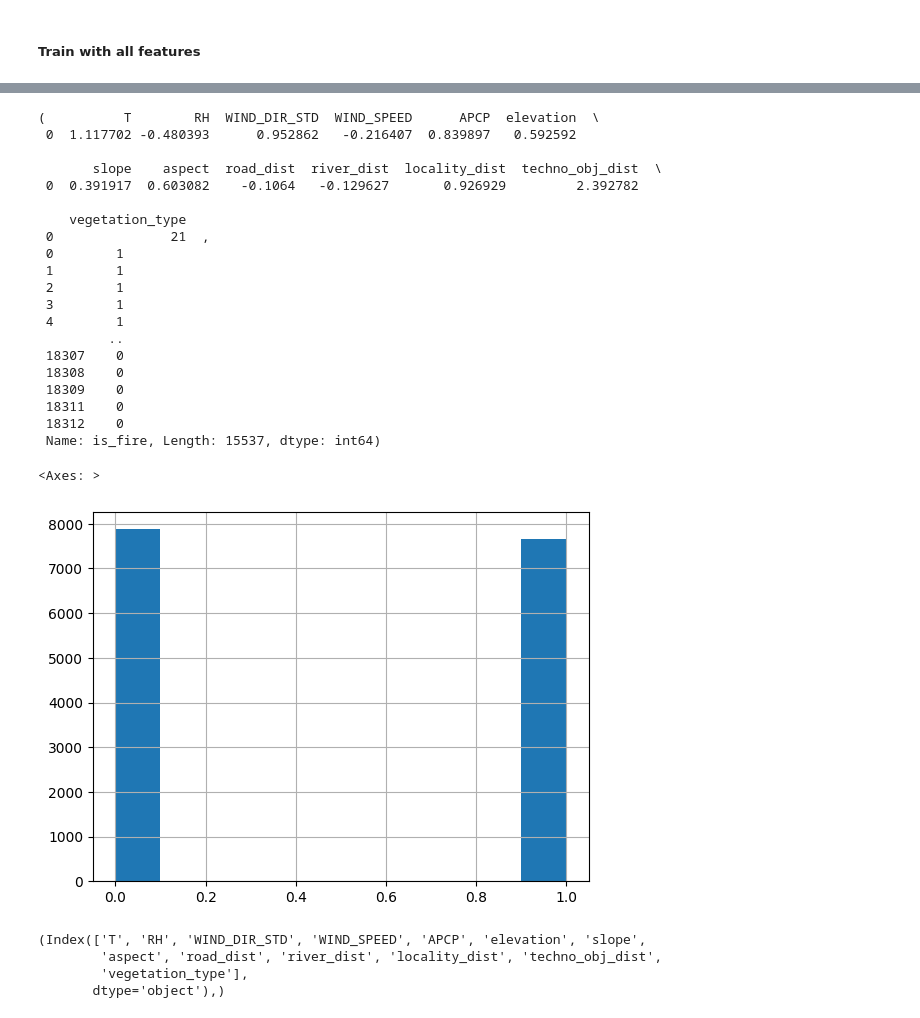
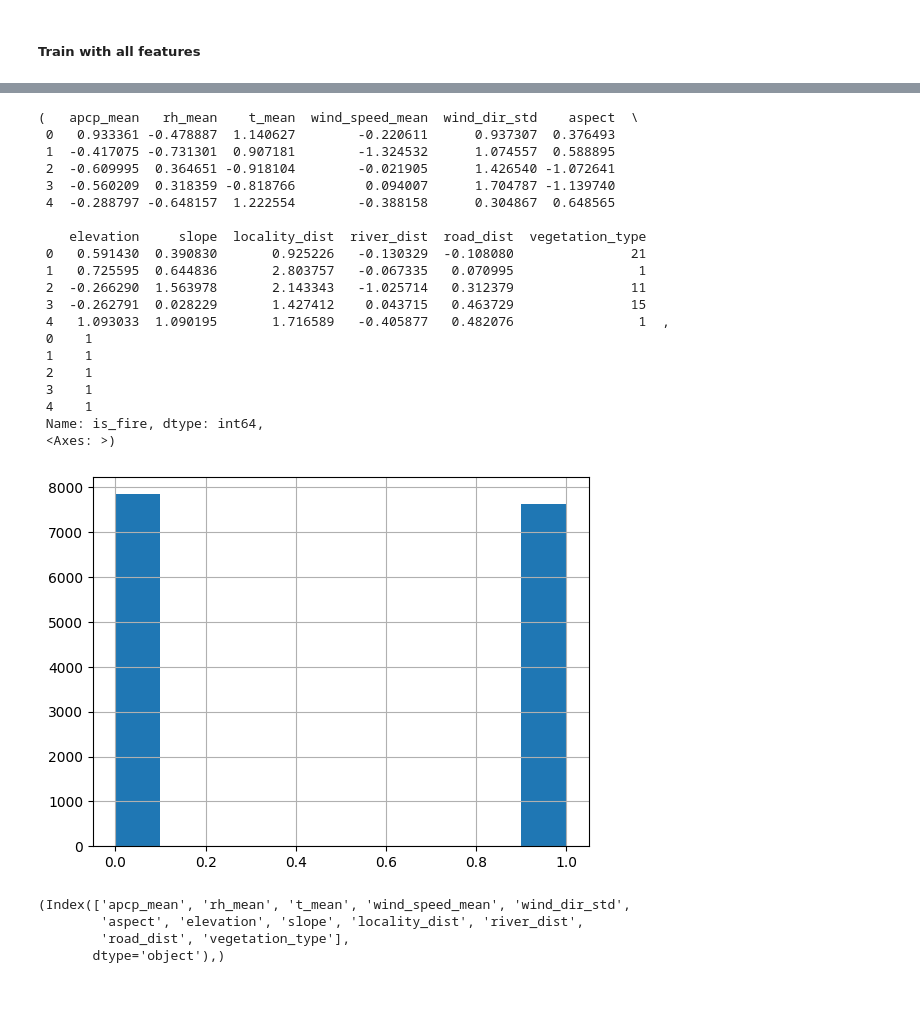
Before and after one commit to MS-17/vkr, a Jupyter notebook: train_nn.ipynb, the cells around one changed output, grey strips where cells are left out. Drawn from its saved outputs; the diff is of its cells as text; code cells hidden in the pictures.

```diff
--- a/train_nn.ipynb
+++ b/train_nn.ipynb
@@ -259,39 +151,33 @@ Index([ 1097,  1098,  1099,  1100,  1101,  1102,  1103,  1104,  1105,  1106,
 # %%
 features = train_ds.loc[:, ~train_ds.columns.isin(["is_fire"])]
 target = train_ds["is_fire"]
-features.head(1), target
+features = features.reset_index(drop=True)
+target = target.reset_index(drop=True)
+features.head(5), target.head(5), target.hist()
 # %% [output]
-(          T        RH  WIND_DIR_STD  WIND_SPEED      APCP  elevation  \
- 0  1.117702 -0.480393      0.952862   -0.216407  0.839897   0.592592
+(   apcp_mean   rh_mean    t_mean  wind_speed_mean  wind_dir_std    aspect  \
+ 0   0.933361 -0.478887  1.140627        -0.220611      0.937307  0.376493
+ 1  -0.417075 -0.731301  0.907181        -1.324532      1.074557  0.588895
+ 2  -0.609995  0.364651 -0.918104        -0.021905      1.426540 -1.072641
+ 3  -0.560209  0.318359 -0.818766         0.094007      1.704787 -1.139740
+ 4  -0.288797 -0.648157  1.222554        -0.388158      0.304867  0.648565
 
-       slope    aspect  road_dist  river_dist  locality_dist  techno_obj_dist  \
- 0  0.391917  0.603082    -0.1064   -0.129627       0.926929         2.392782
-
-    vegetation_type
- 0               21  ,
- 0        1
- 1        1
- 2        1
- 3        1
- 4        1
-         ..
- 18307    0
- 18308    0
- 18309    0
- 18311    0
- 18312    0
- Name: is_fire, Length: 15537, dtype: int64)
+    elevation     slope  locality_dist  river_dist  road_dist  vegetation_type
+ 0   0.591430  0.390830       0.925226   -0.130329  -0.108080               21
+ 1   0.725595  0.644836       2.803757   -0.067335   0.070995                1
+ 2  -0.266290  1.563978       2.143343   -1.025714   0.312379               11
+ 3  -0.262791  0.028229       1.427412    0.043715   0.463729               15
+ 4   1.093033  1.090195       1.716589   -0.405877   0.482076                1  ,
+ 0    1
+ 1    1
+ 2    1
+ 3    1
+ 4    1
+ Name: is_fire, dtype: int64,
+ <Axes: >)
+[figure, added]
-# %%
-features = features.reset_index(drop=True)
-target = target.reset_index(drop=True)
-target.hist()
-# %% [output]
-<Axes: >
-[figure, removed]
 # %%
 # lets test if vegetation type normalization works
-# from sklearn.preprocessing import MinMaxScaler
-# import scipy
 
 # # plt.hist(features.vegetation_type)
 # sc = MinMaxScaler()
@@ -303,18 +189,19 @@ target.hist()
 # print(transform_)
 # plt.hist(transform_)
 
+# normalize vegetation_type
 vt = features.vegetation_type
 transform_ = (vt - vt.mean()) / vt.std()
 # transform_ = vt
+
+# ex_cols = ["RH", "techno_obj_dist"]
+# features_ex = features.loc[:, ~features.columns.isin(ex_cols)]
+features_ex = features.copy()
+features_ex.vegetation_type = transform_
+features_ex.columns, #features_ex.vegetation_type
+# %% [output]
+(Index(['apcp_mean', 'rh_mean', 't_mean', 'wind_speed_mean', 'wind_dir_std',
+        'aspect', 'elevation', 'slope', 'locality_dist', 'river_dist',
+        'road_dist', 'vegetation_type'],
+       dtype='object'),)
-# %%
-# ex_cols = ["RH", "techno_obj_dist"]
-# features_ex = features.loc[:, ~features.columns.isin(ex_cols)]
-features_ex = features.copy()
-features_ex.vegetation_type = transform_
-features_ex.columns, #features_ex.vegetation_type
-# %% [output]
-(Index(['T', 'RH', 'WIND_DIR_STD', 'WIND_SPEED', 'APCP', 'elevation', 'slope',
-        'aspect', 'road_dist', 'river_dist', 'locality_dist', 'techno_obj_dist',
-        'vegetation_type'],
-       dtype='object'),)
 # %%
```
Also changed, not shown: parts of 59 cells of this notebook.
